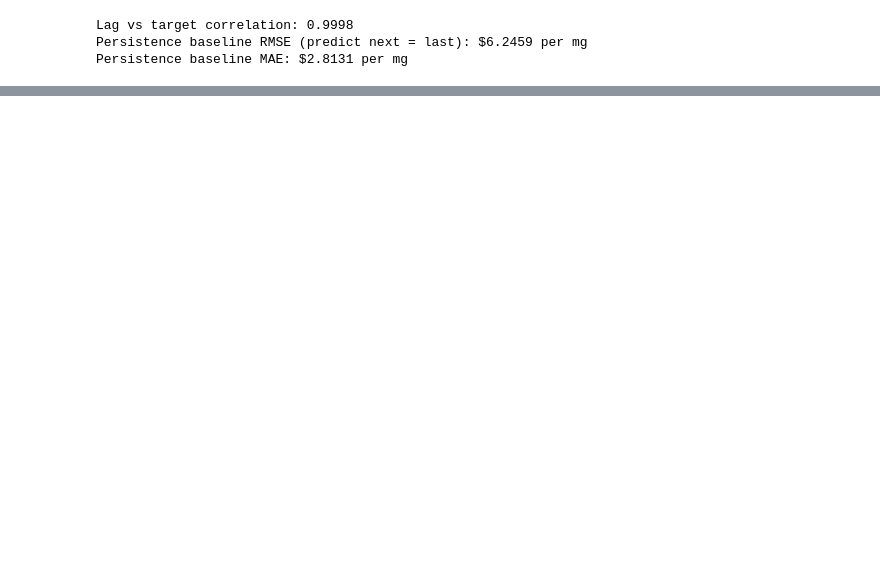
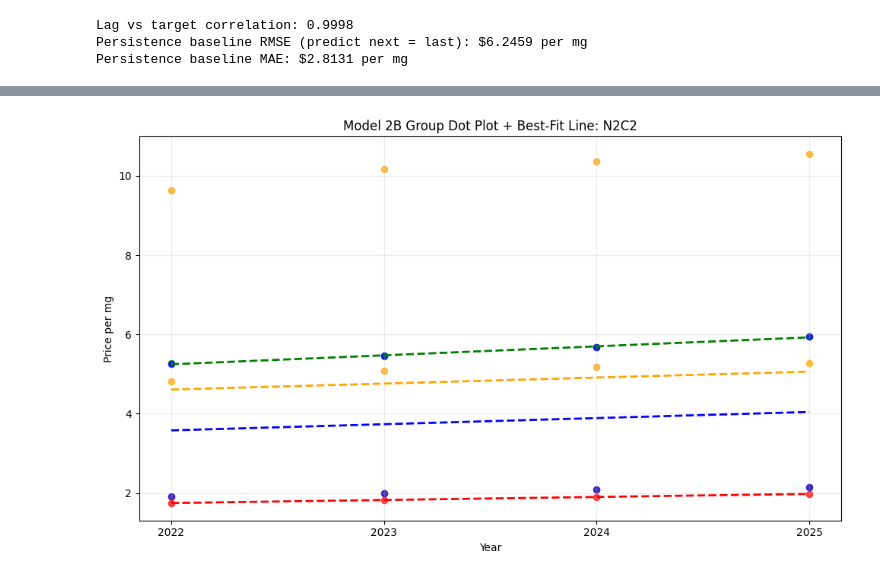
Before and after one commit to remisperando/FDA-dosing, a Jupyter notebook: statistical_testing_price_model.ipynb, the cells around one changed output, grey strips where cells are left out. Saved outputs shown, nothing was run; the diff lists cells and outputs as text; code cells hidden in the pictures; blank space fills up the shorter version.

```diff
--- a/statistical_testing_price_model.ipynb
+++ b/statistical_testing_price_model.ipynb
@@ -890,0 +1099,95 @@ M5B9 (Other Bone Calcium Regulators) (SYRINGE)         7          1.5111    30.6
+# %%
+# MODEL 2B group-specific dot plot with best-fit line, formula, and R^2
+selected_group_code_2b = 'N2C2'  # Example: 'L4C' or 'M5B9'
+
+if 'model2_source' not in globals() or len(model2_source) == 0:
+    print('Run Model 2A first to create model2_source.')
+else:
+    import matplotlib.colors as mcolors
+
+    # Fixed palette by dosage form for consistent colors across runs and selected codes.
+    dosage_color_map = {
+        'OTHER': 'red',
+        'PEN': 'green',
+        'SYRINGE': 'blue',
+        'AUTOINJECTOR': 'orange',
+        'VIAL': 'yellow',
+    }
+
+    group_df_2b = model2_source[
+        ['Corrected EphMRA Code', 'dosage_form', '2022_per_mg', '2023_per_mg', '2024_per_mg', '2025_per_mg']
+    ].copy()
+    group_df_2b['group'] = group_df_2b['Corrected EphMRA Code'] + ' (' + group_df_2b['dosage_form'] + ')'
+
+    long_2b = group_df_2b.melt(
+        id_vars=['Corrected EphMRA Code', 'dosage_form', 'group'],
+        value_vars=['2022_per_mg', '2023_per_mg', '2024_per_mg', '2025_per_mg'],
+        var_name='year_col',
+        value_name='price_per_mg'
+    ).dropna(subset=['price_per_mg']).copy()
+
+    long_2b['year'] = long_2b['year_col'].str.extract(r'(\d{4})').astype(int)
+    long_2b = long_2b[long_2b['price_per_mg'] > 0].copy()
+
+    target_code_2b = str(selected_group_code_2b).strip().upper()
+    matched_groups_2b = sorted([
+        g for g in long_2b['group'].unique().tolist()
+        if g.upper().startswith(target_code_2b + ' ')
+    ])
+
+    if len(matched_groups_2b) == 0:
+        available_codes_2b = sorted({g.split(' ')[0] for g in long_2b['group'].unique().tolist()})
+        print(f"No groups matched code '{target_code_2b}'.")
+        print('Available group codes:', ', '.join(available_codes_2b))
+    else:
+        plt.figure(figsize=(10, 6))
+        fit_rows = []
+
+        for group_label in matched_groups_2b:
+            g = long_2b[long_2b['group'] == group_label].copy()
+            dosage_form_val = str(g['dosage_form'].iloc[0]).upper()
+            color_name = dosage_color_map.get(dosage_form_val, 'black')
+            group_color = mcolors.to_rgba(color_name)
+
+            x = g['year'].to_numpy(dtype=float)
+            y = g['price_per_mg'].to_numpy(dtype=float)
+
+            plt.scatter(x, y, s=35, alpha=0.7, color=group_color)
+
+            if len(g) >= 2 and g['year'].nunique() >= 2:
+                m, b = np.polyfit(x, y, 1)
+                y_fit = m * x + b
+                r2 = r2_score(y, y_fit)
+
+                x_line = np.linspace(x.min(), x.max(), 100)
+                y_line = m * x_line + b
+                plt.plot(x_line, y_line, linewidth=2, linestyle='--', color=group_color)
+
+                fit_rows.append({
+                    'group': group_label,
+                    'dosage_form': dosage_form_val,
+                    'equation': f"y = {m:.4f}x + {b:.2f}",
+                    'r2': round(r2, 4),
+                    'color_name': color_name,
+                    'n_points': len(g),
+                })
+
+        plt.title(f"Model 2B Group Dot Plot + Best-Fit Line: {target_code_2b}")
+        plt.xlabel('Year')
+        plt.ylabel('Price per mg')
+        plt.xticks([2022, 2023, 2024, 2025])
+        plt.grid(alpha=0.25)
+        plt.tight_layout()
+        plt.show()
+
+        print(f"Matched groups for code {target_code_2b}: {len(matched_groups_2b)}")
+        print('Group list:', ', '.join(matched_groups_2b))
+        print('\nPlot key: solid circles = actual points, dashed lines = linear best-fit lines')
+        print('Fixed dosage-form colors: OTHER=Red, PEN=Green, SYRINGE=Blue, AUTOINJECTOR=Orange, VIAL=Yellow')
+
+        if len(fit_rows) > 0:
+            fit_summary = pd.DataFrame(fit_rows)
+            print('\nBest-fit equations and R^2 by group (with fixed color names):')
+            print(fit_summary[['group', 'dosage_form', 'equation', 'r2', 'color_name', 'n_points']].to_string(index=False))
+# %% [output]
+[figure, added]
```
Also changed, not shown: parts of 19 cells of this notebook.
